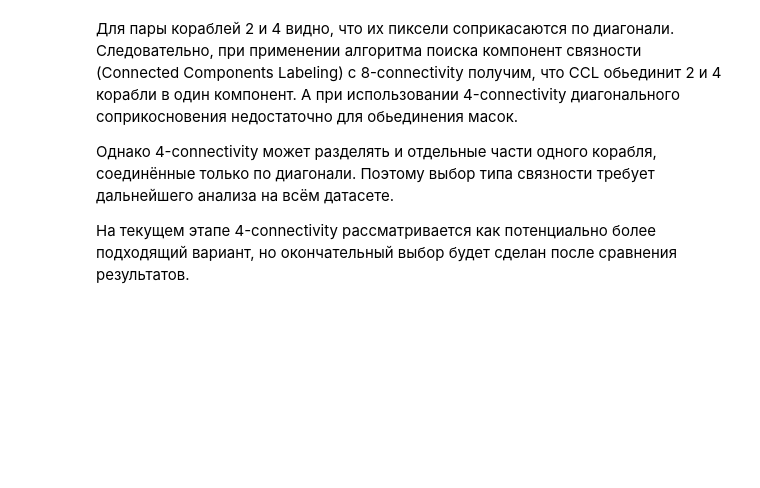
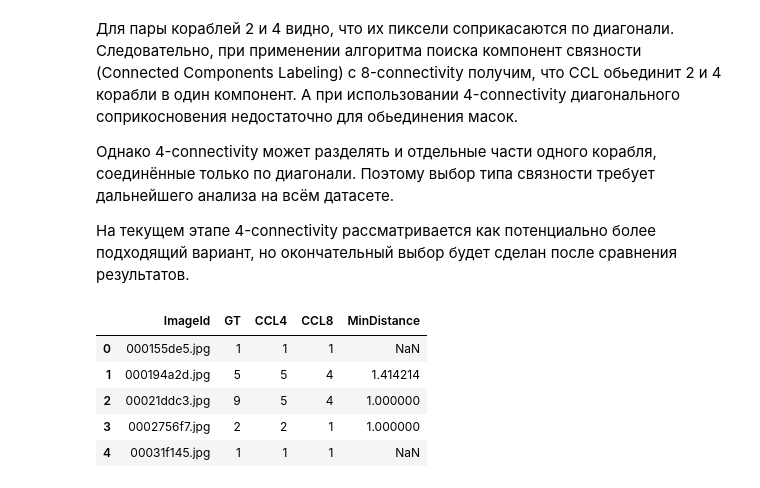
Before and after one commit to Klimentij-Kvl/ship-detection, a Jupyter notebook: notebooks/eda_instance_geometry.ipynb, the cells around one changed output. Saved outputs shown, nothing was run; the diff lists cells and outputs as text; code cells hidden in the pictures; blank space fills up the shorter version.

```diff
--- a/notebooks/eda_instance_geometry.ipynb
+++ b/notebooks/eda_instance_geometry.ipynb
@@ -171,0 +224,9 @@ Ships 4 and 5: 317.20 px
+# %%
+results_df.head()
+# %% [output]
+|  | ImageId | GT | CCL4 | CCL8 | MinDistance |
+| 0 | 000155de5.jpg | 1 | 1 | 1 | NaN |
+| 1 | 000194a2d.jpg | 5 | 5 | 4 | 1.414214 |
+| 2 | 00021ddc3.jpg | 9 | 5 | 4 | 1.000000 |
+| 3 | 0002756f7.jpg | 2 | 2 | 1 | 1.000000 |
+| 4 | 00031f145.jpg | 1 | 1 | 1 | NaN |
```
Also changed, not shown: parts of 9 cells of this notebook.
